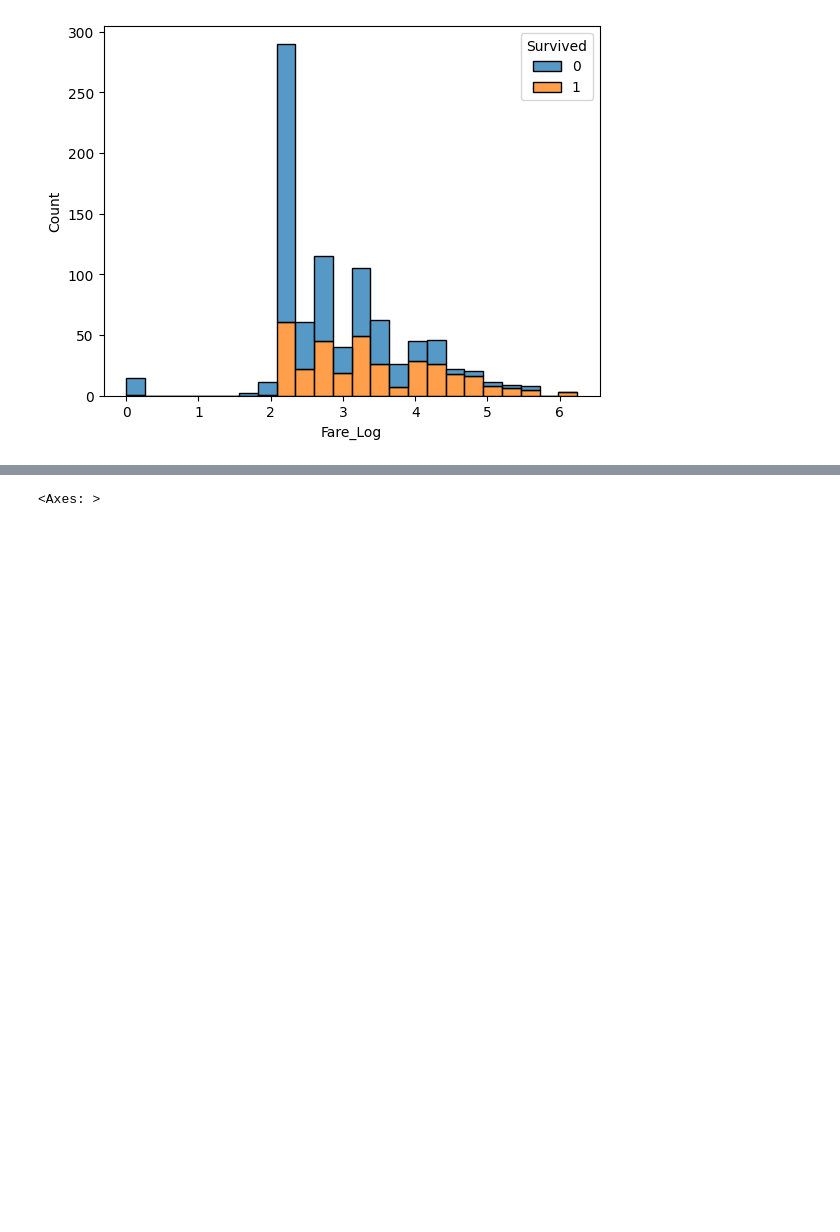
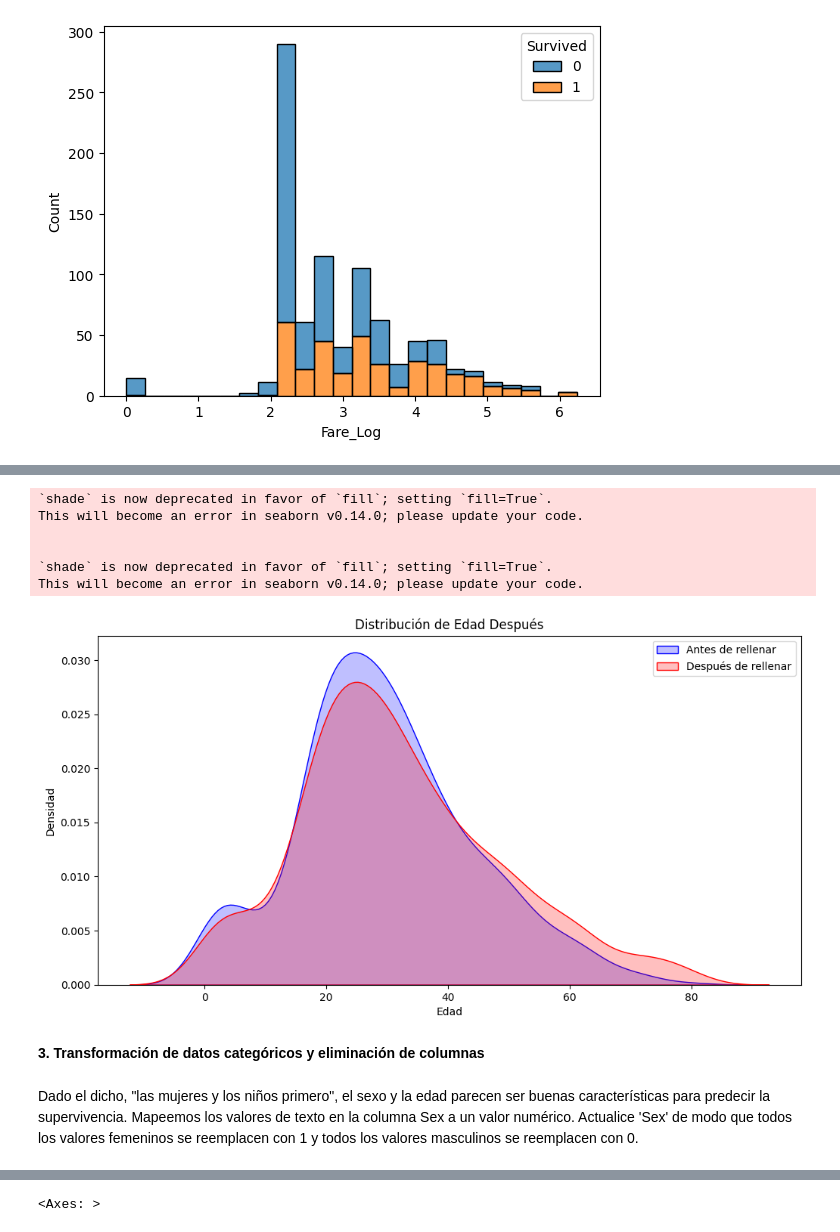
Before and after one commit to DMoonPamanes/TitanicAi, a Jupyter notebook: RetoTitanic.ipynb, the cells around one changed output, grey strips where cells are left out. Drawn from its saved outputs; the diff is of its cells as text; code cells hidden in the pictures; blank space fills up the shorter version.

```diff
--- a/RetoTitanic.ipynb
+++ b/RetoTitanic.ipynb
@@ -197,13 +114,0 @@ Name: count, dtype: int64
-# %%
-#Para la imputacion de datos primero intentaremos encontrar la mediana de la edad para cada titulo se tiene,
-#para luego asignarles una edad a las personas que tienen datos nulos en su edad, imputando la mediana
-#del titulo que tenga la persona.
-
-# Calculate the median age for each title
-median_age_by_title = passengers.groupby('Title')['Age'].median()
-
-# Fill missing values in the Age column using the median age by title
-passengers['Age'] = passengers.apply(lambda row: median_age_by_title[row['Title']] if pd.isnull(row['Age']) else row['Age'], axis=1)
-
-# Check if there are any remaining missing values in the Age column
-missing_ages = passengers['Age'].isnull().sum()
@@ -221,3 +114,0 @@ sns.histplot(data = passengers, x = 'Age', hue = 'Title', multiple='stack')
-# %%
-passengers['Family_Size'] = passengers['Parch'] + passengers['SibSp']
-passengers['Gender'] = passengers['Sex'].map({'female': 1, 'male': 0})
@@ -223,0 +117,12 @@ passengers['Gender'] = passengers['Sex'].map({'female': 1, 'male': 0})
+# %%
+# Extraer títulos
+def extract_title(name):
+    parts = name.split(',')
+    if len(parts) > 1:
+        title = parts[1].split()[0]
+        return title
+    return None
+
+passengers['Title'] = passengers['Name'].apply(extract_title)
+
+passengers['Title'].value_counts() # Contar por títulos
@@ -223,0 +189,2 @@ passengers['Gender'] = passengers['Sex'].map({'female': 1, 'male': 0})
+# %%
+original_ages = passengers['Age'].copy()
@@ -223,0 +209,21 @@ passengers['Gender'] = passengers['Sex'].map({'female': 1, 'male': 0})
+# %%
+plt.figure(figsize=(12, 6))
+sns.kdeplot(original_ages, color='blue', label='Antes de rellenar', shade=True)
+sns.kdeplot(passengers['Age'], color='red', label='Después de rellenar', shade=True)
+plt.title('Distribución de Edad Después')
+plt.xlabel('Edad')
+plt.ylabel('Densidad')
+plt.legend()
+plt.show()
+# %% [output]
+`shade` is now deprecated in favor of `fill`; setting `fill=True`.
+This will become an error in seaborn v0.14.0; please update your code.
+
+
+`shade` is now deprecated in favor of `fill`; setting `fill=True`.
+This will become an error in seaborn v0.14.0; please update your code.
+[figure, added]
+# %% [markdown]
+**3. Transformación de datos categóricos y eliminación de columnas**
+# %% [markdown]
+Dado el dicho, "las mujeres y los niños primero", el sexo y la edad parecen ser buenas características para predecir la supervivencia. Mapeemos los valores de texto en la columna Sex a un valor numérico. Actualice 'Sex' de modo que todos los valores femeninos se reemplacen con 1 y todos los valores masculinos se reemplacen con 0.
```
Also changed, not shown: parts of 30 cells of this notebook.
